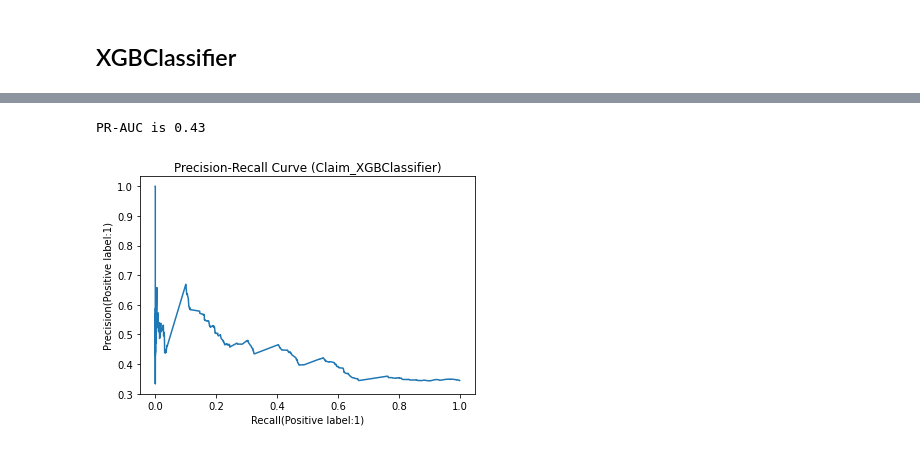
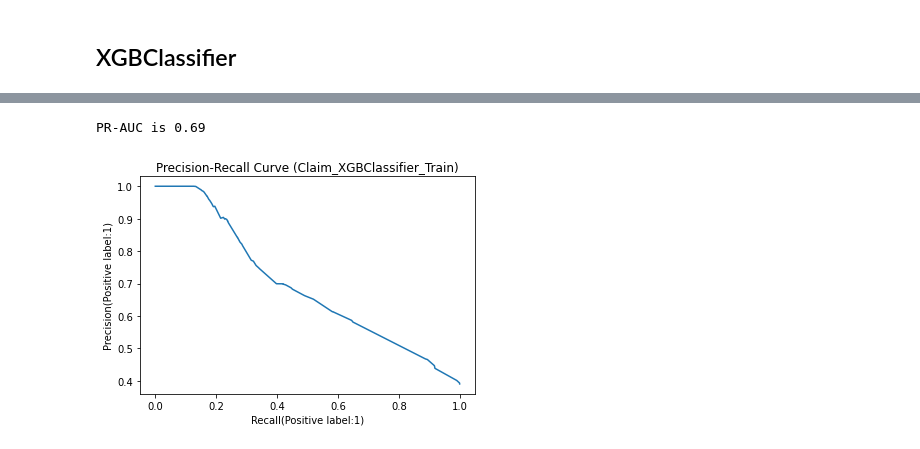
Before and after one commit to yang5hi/healthcare_provider_fraud_detection, a Jupyter notebook: 2c_Claim_Level_Basemodel.ipynb, the cells around one changed output, grey strips where cells are left out. Cells and saved outputs as stored; diff of their text form; code cells hidden in the pictures.

Commit message:
claim level model bug fix

```diff
--- a/2c_Claim_Level_Basemodel.ipynb
+++ b/2c_Claim_Level_Basemodel.ipynb
@@ -200,15 +312,13 @@ plt.show()
 # %% [markdown]
 ## Train Test Split
 # %%
-df_num_reorder['Provider_label']=merge_provider_df.Provider.copy(deep=True)
-
 test_provider_df = pd.read_csv("output/agg_train_test_split/test_provider_list.csv")
 train_provider_df = pd.read_csv("output/agg_train_test_split/train_provider_list.csv")
 test_provider_list=test_provider_df['Provider']
 train_provider_list=train_provider_df['Provider']
 
-df_train=df_num_reorder[df_num_reorder['Provider_label'].isin(train_provider_list)].copy()
-df_test=df_num_reorder[df_num_reorder['Provider_label'].isin(test_provider_list)].copy()
+df_train=df_num_reorder[df_num_reorder['Provider'].isin(train_provider_list)].copy()
+df_test=df_num_reorder[df_num_reorder['Provider'].isin(test_provider_list)].copy()
 
 df_test.shape,df_train.shape
 # %% [output]
@@ -216,15 +326,22 @@ df_test.shape,df_train.shape
 # %%
-features=(df_num_reorder.describe()).columns.tolist()
-# features.remove('Provider')  # remove does not have a return value (inplace=True)
-# features.remove('PotentialFraud')  # remove does not have a return value (inplace=True)
-
-# df_test.shape,df_train.shape
+features=df_num_reorder.columns
 
 y_train=df_train['PotentialFraud'].copy()
 y_test=df_test['PotentialFraud'].copy()
 
 X_train=df_train[features[2:]]
 X_test=df_test[features[2:]]
+# %%
+# Pipeline
+
+ohe_pipe = Pipeline([('ohetf',OneHotEncoder(handle_unknown='ignore',sparse=False,max_categories=25))])
+
+
+# Combine the above pipelines
+preprocessor = ColumnTransformer([
+    #     ''' Dummy and One Hot Encoder'''
+    ('ohe',ohe_pipe,cat_dummy_list)
+])
 # %% [markdown]
 ## RandomForestClassifier
 # %%
@@ -534,8 +606,8 @@ import xgboost as xgb
 
 xgb_cl = xgb.XGBClassifier()
 # %%
-xgb_steps = [('rescale', StandardScaler()),
-            ('xgbc', xgb.XGBClassifier(n_estimators = 5, criterion = 'entropy',
-                                        random_state = seed1,class_weight='balanced'))]
+xgb_steps = [('preprocessor',preprocessor),
+            ('rescale', StandardScaler()),
+            ('xgbc', xgb.XGBClassifier(n_estimators = 5,random_state = seed1))]
 xgb_model = Pipeline(xgb_steps)
-xgb_model = xgb_model.fit(X_train,y_train)  #criterion = 'gini'
+xgb_model = xgb_model.fit(X_train,y_train)
@@ -631,18 +692,18 @@ plt.show()
 # %%
-y_score = y_test_proba[:, 1]
+y_score = y_train_proba[:, 1]
 
 # Data to plot precision - recall curve
-precision, recall, thresholds = precision_recall_curve(y_test, y_score)
+precision, recall, thresholds = precision_recall_curve(y_train, y_score)
 # Use AUC function to calculate the area under the curve of precision recall curve
 auc_precision_recall = auc(recall, precision)
 print('PR-AUC is {:.2f}'.format(auc_precision_recall))
 
 # plot PR curve
 plt.plot(recall, precision)
 plt.xlabel('Recall(Positive label:1)')
 plt.ylabel('Precision(Positive label:1)')
-plt.title('Precision-Recall Curve (Claim_XGBClassifier)')
+plt.title('Precision-Recall Curve (Claim_XGBClassifier_Train)')
 plt.show()
 # %% [output]
-PR-AUC is 0.43
+PR-AUC is 0.69
-[figure, old version]
+[figure, new version]
```
Also changed, not shown: parts of 96 cells of this notebook, 10 other files.
